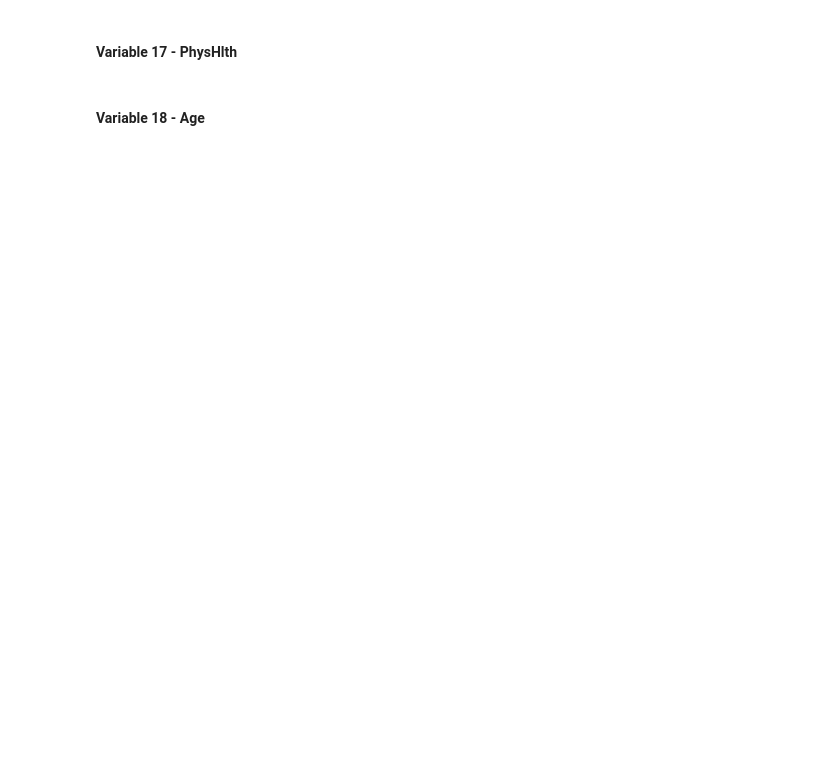
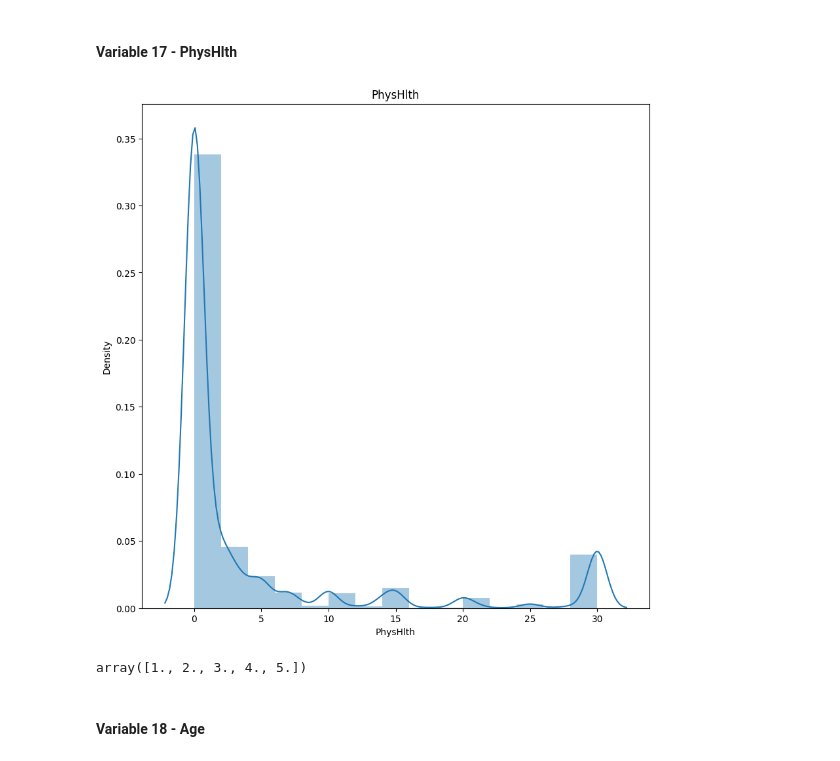
Before and after one commit to RileyLeo/Diabetes-Prediction-ML, a Jupyter notebook: notebook.ipynb, the cells around one changed output. Cells and saved outputs as stored; diff of their text form; code cells hidden in the pictures; blank space fills up the shorter version.

```diff
--- a/notebook.ipynb
+++ b/notebook.ipynb
@@ -560,4 +567,10 @@ create_histogram(diabetes_health_indicators_data_after_feature_selection, 'GenHl
 # %% [markdown]
 #### Variable 17 - PhysHlth
+# %%
+create_histogram(diabetes_health_indicators_data_after_feature_selection, 'PhysHlth', 'PhysHlth',15)
+diabetes_health_indicators_data_after_feature_selection['GenHlth'].sort_values().unique()
+# %% [output]
+[figure, added]
+array([1., 2., 3., 4., 5.])
 # %% [markdown]
 #### Variable 18 - Age
```
Also changed, not shown: parts of 28 cells of this notebook.
